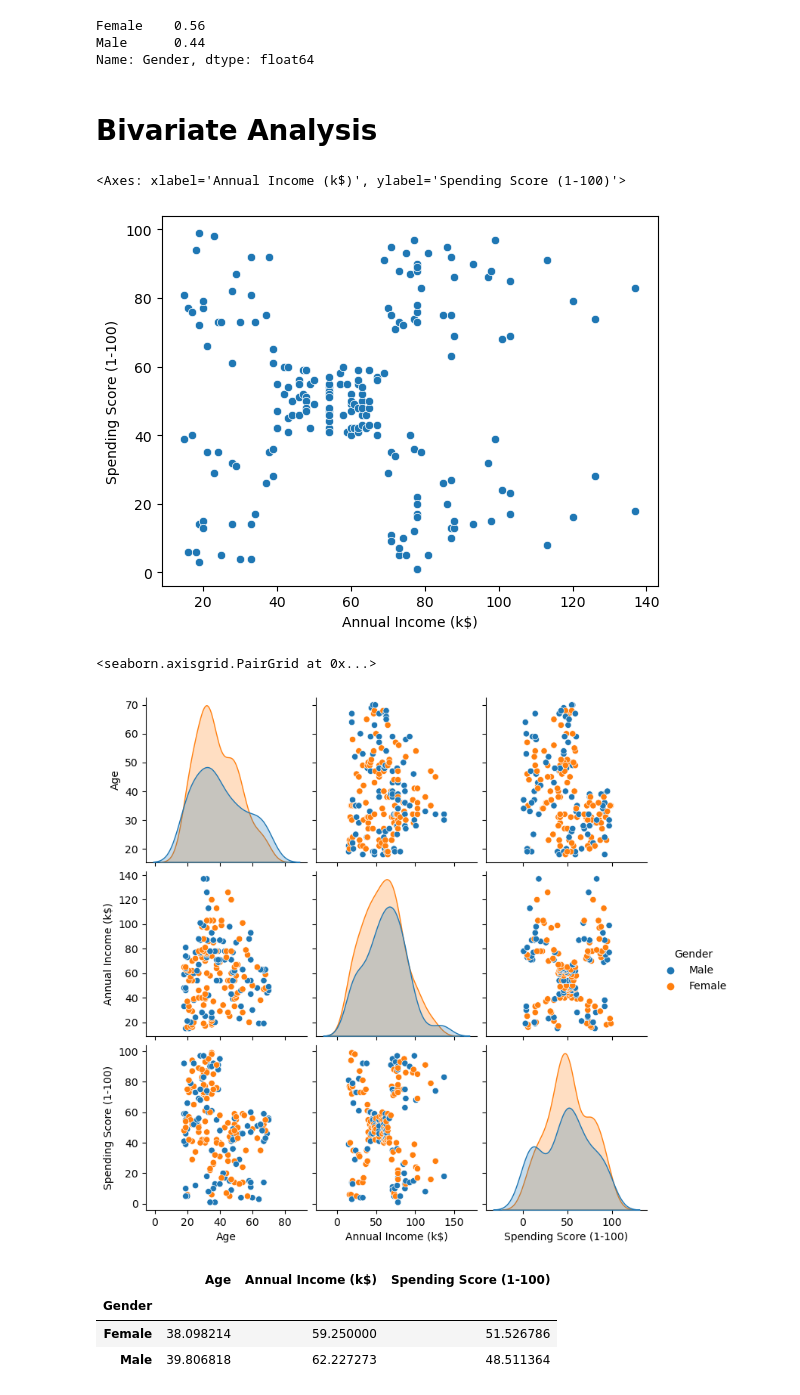
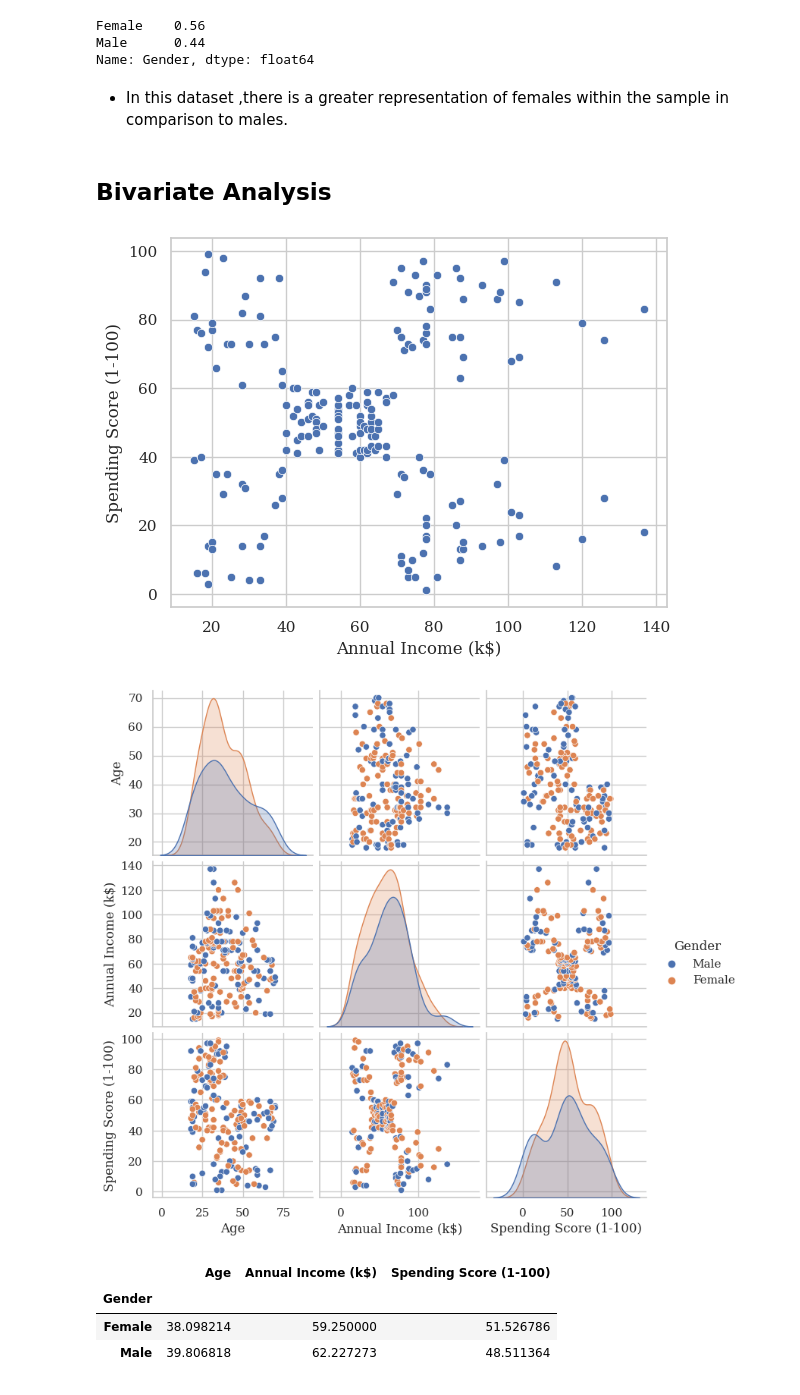
Before and after one commit to felixr04/Mall-Customer-Segmentation, a Jupyter notebook: Mall Customer Segmentation.ipynb, the cells around one changed output. Cells and saved outputs as stored; diff of their text form; code cells hidden in the pictures.

```diff
--- a/Mall Customer Segmentation.ipynb
+++ b/Mall Customer Segmentation.ipynb
@@ -10 +20,5 @@ df = pd.read_csv('/Users/felixramirez/Project/new_proj/Mall_Customers.csv')
+# %%
+# Load in data
+# Juliana's
+df = pd.read_csv('https://raw.githubusercontent.com/felixr04/Mall-Customer-Segmentation/main/Mall_Customers.csv')
 # %%
@@ -37,3 +58,7 @@ df.describe()
 # %%
-sns.distplot(df['Annual Income (k$)']);
+# Plot distribution of annual income of mall customers
+sns.distplot(df['Annual Income (k$)'])
+plt.title("Mall Customer's Annual Income (in k$)" , size = 15)
+sns.set_theme(style="whitegrid")
+plt.rcParams['font.family'] = 'serif';
 # %% [output]
@@ -81,17 +119,19 @@ df['Gender'].value_counts(normalize=True)
 Female    0.56
 Male      0.44
 Name: Gender, dtype: float64
+# %% [markdown]
+- In this dataset ,there is a  greater representation of females within the sample in comparison to males.
 # %% [markdown]
-# Bivariate Analysis
+## Bivariate Analysis
 # %%
-sns.scatterplot(data=df, x='Annual Income (k$)', y='Spending Score (1-100)')
+# Create a scatter plot to show the relationship between income and spending score
+sns.scatterplot(data=df, x='Annual Income (k$)', y='Spending Score (1-100)');
 # %% [output]
-<Axes: xlabel='Annual Income (k$)', ylabel='Spending Score (1-100)'>
-[figure, old version]
+[figure, new version]
 # %%
-#df = df.drop('CustomerID', axis = 'columns')
-sns.pairplot(data=df, hue='Gender')
+# Use pairplot to graph scatter and histograms for each variable expect customerID
+df = df.drop('CustomerID', axis = 'columns')
+sns.pairplot(data=df, hue='Gender');
 # %% [output]
-<seaborn.axisgrid.PairGrid at 0x...>
-[figure, old version]
+[figure, new version]
 # %%
```
Also changed, not shown: parts of 41 cells of this notebook.
